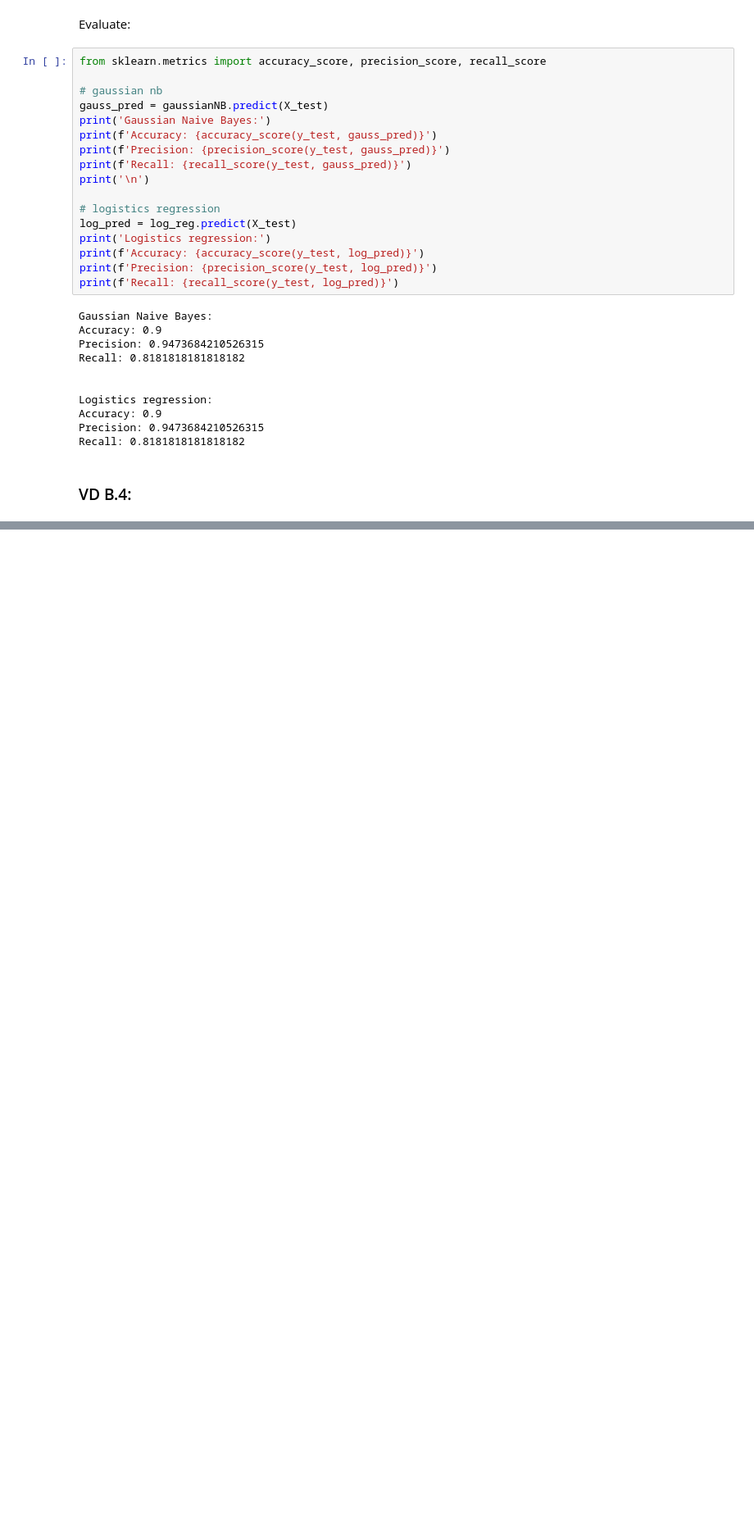
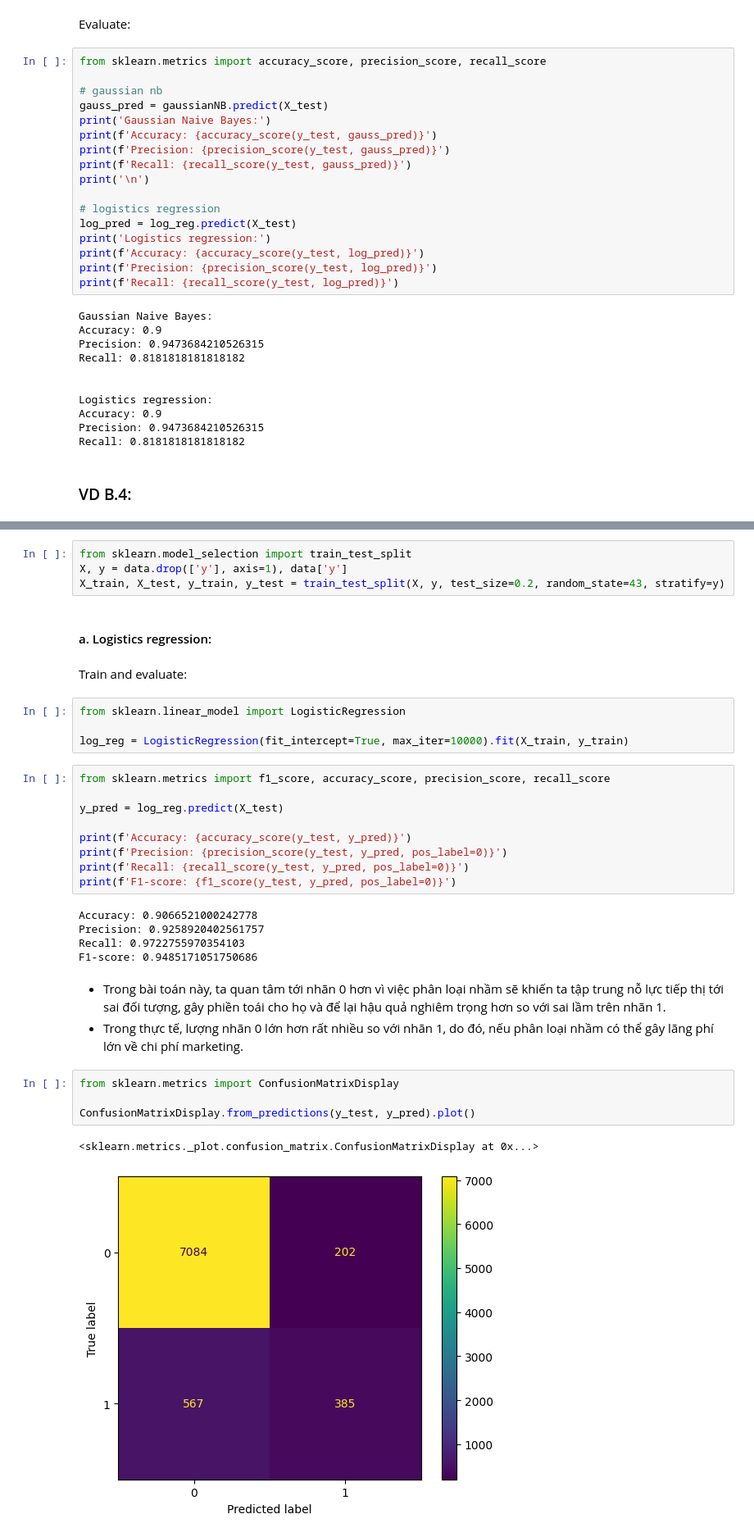
Before and after one commit to Kizza2014/machine_learning, a Jupyter notebook: Lab/lab3_logistics_regression/logistics_regression.ipynb, the cells around one changed output, grey strips where cells are left out. Shown at 82% size. Drawn from its saved outputs; the diff is of its cells as text; blank space fills up the shorter version.

```diff
--- a/Lab/lab3_logistics_regression/logistics_regression.ipynb
+++ b/Lab/lab3_logistics_regression/logistics_regression.ipynb
@@ -422,0 +415,36 @@ data
+# %%
+from sklearn.model_selection import train_test_split
+X, y = data.drop(['y'], axis=1), data['y']
+X_train, X_test, y_train, y_test = train_test_split(X, y, test_size=0.2, random_state=43, stratify=y)
+# %% [markdown]
+#### a. Logistics regression:
+# %% [markdown]
+Train and evaluate:
+# %%
+from sklearn.linear_model import LogisticRegression
+
+log_reg = LogisticRegression(fit_intercept=True, max_iter=10000).fit(X_train, y_train)
+# %%
+from sklearn.metrics import f1_score, accuracy_score, precision_score, recall_score
+
+y_pred = log_reg.predict(X_test)
+
+print(f'Accuracy: {accuracy_score(y_test, y_pred)}')
+print(f'Precision: {precision_score(y_test, y_pred, pos_label=0)}')
+print(f'Recall: {recall_score(y_test, y_pred, pos_label=0)}')
+print(f'F1-score: {f1_score(y_test, y_pred, pos_label=0)}')
+# %% [output]
+Accuracy: 0.9066521000242778
+Precision: 0.9258920402561757
+Recall: 0.9722755970354103
+F1-score: 0.9485171051750686
+# %% [markdown]
+- Trong bài toán này, ta quan tâm tới nhãn 0 hơn vì việc phân loại nhầm sẽ khiến ta tập trung nỗ lực tiếp thị tới sai đối tượng, gây phiền toái cho họ và để lại hậu quả nghiêm trọng hơn so với sai lầm trên nhãn 1.
+- Trong thực tế, lượng nhãn 0 lớn hơn rất nhiều so với nhãn 1, do đó, nếu phân loại nhầm có thể gây lãng phí lớn về chi phí marketing.
+# %%
+from sklearn.metrics import ConfusionMatrixDisplay
+
+ConfusionMatrixDisplay.from_predictions(y_test, y_pred).plot()
+# %% [output]
+<sklearn.metrics._plot.confusion_matrix.ConfusionMatrixDisplay at 0x...>
+[figure, added]
```
Also changed, not shown: parts of 25 cells of this notebook, 1 other file.
